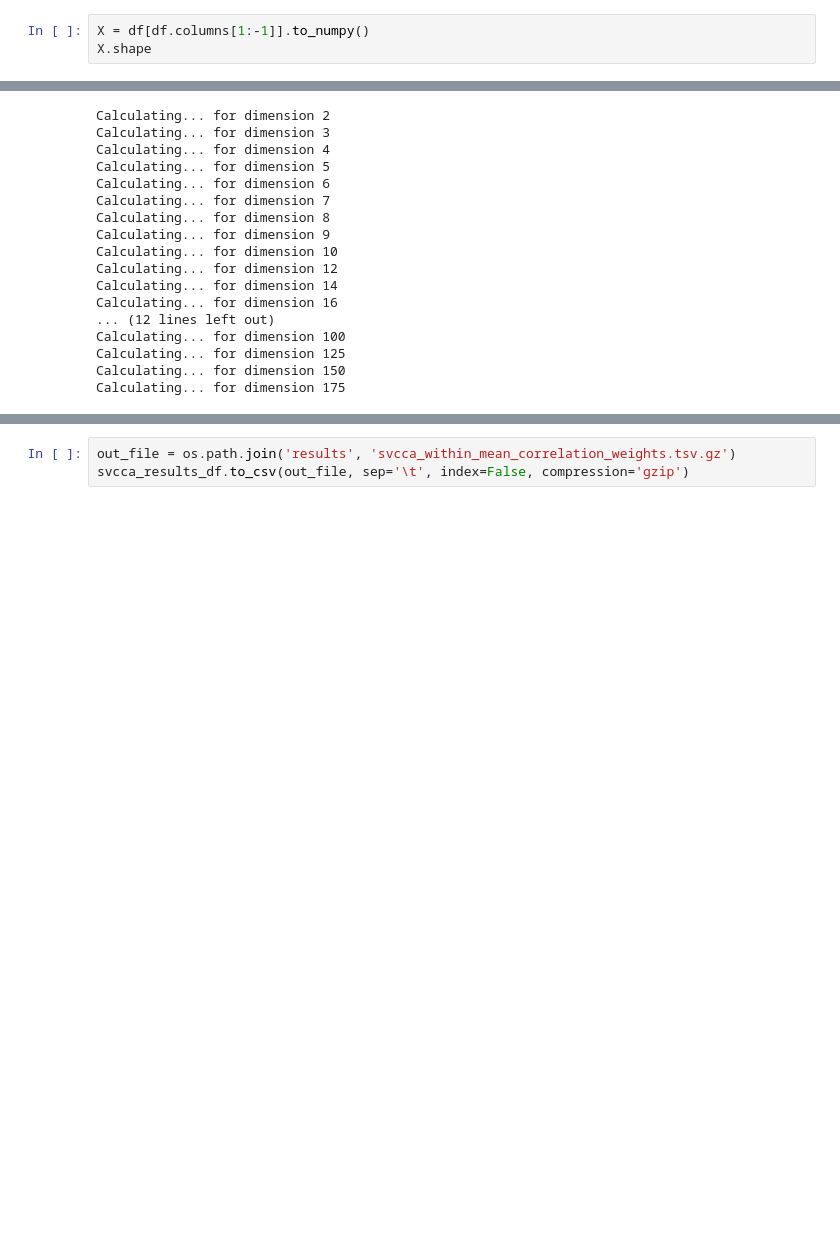
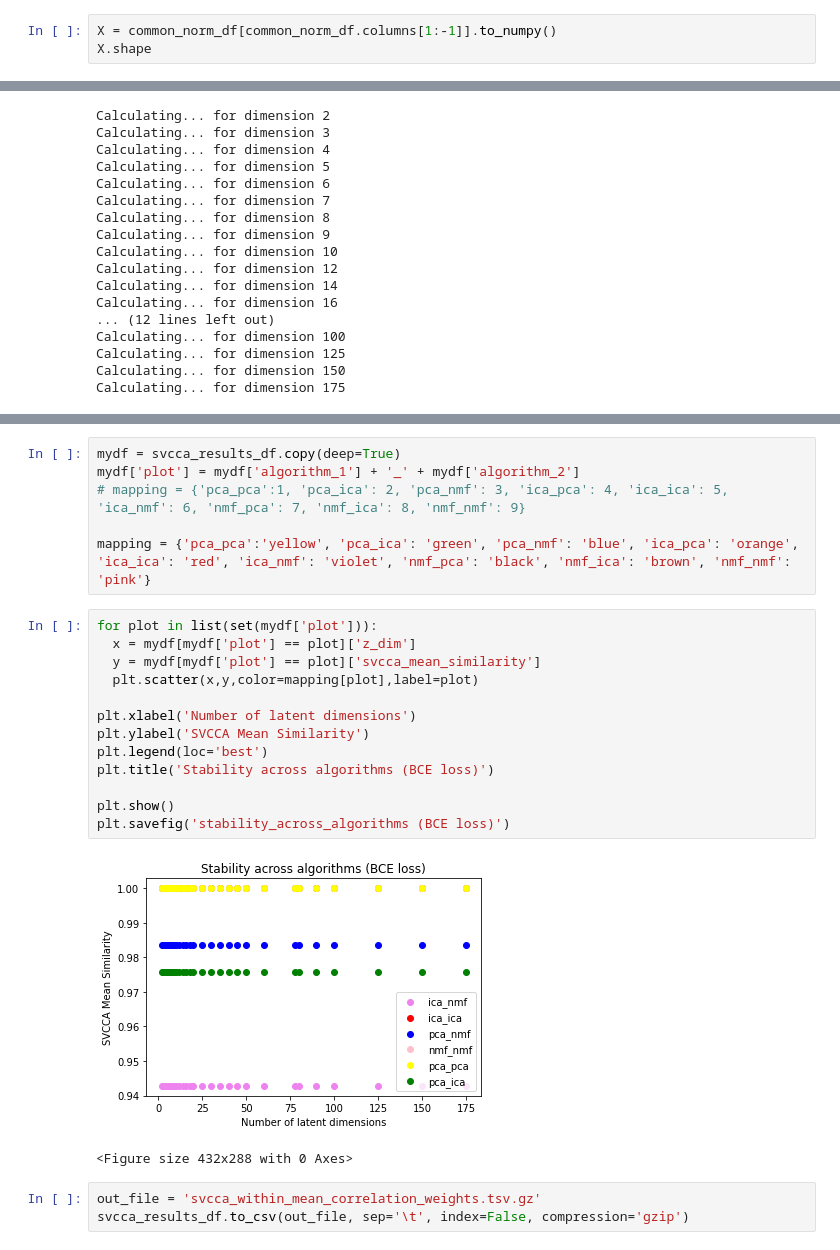
Before and after one commit to sowmyamanojna/PCOS-Gene-Expression-Data-Analysis, a Jupyter notebook: codes/stability/analyse_stability_within_z.ipynb, the cells around one changed output, grey strips where cells are left out. Cells and saved outputs as stored; diff of their text form; blank space fills up the shorter version.

```diff
--- a/codes/stability/analyse_stability_within_z.ipynb
+++ b/codes/stability/analyse_stability_within_z.ipynb
@@ -88,7 +93,7 @@ display(result)
 | 174 | GSM1174422 | 0.154236 | 1.000000 | 0.662195 | 0.600192 | 0.293941 | 0.000000 | 0.008371 | 0.763261 | 0.474667 | 0.131569 | ... |
 175 rows × 1671 columns
 # %%
-X = df[df.columns[1:-1]].to_numpy()
+X = common_norm_df[common_norm_df.columns[1:-1]].to_numpy()
 X.shape
 # %% [output]
 (175, 1667)
@@ -404,3 +390,25 @@ svcca_results_df.head()
+# %%
+mydf = svcca_results_df.copy(deep=True)
+mydf['plot'] = mydf['algorithm_1'] + '_' + mydf['algorithm_2']
+# mapping = {'pca_pca':1, 'pca_ica': 2, 'pca_nmf': 3, 'ica_pca': 4, 'ica_ica': 5, 'ica_nmf': 6, 'nmf_pca': 7, 'nmf_ica': 8, 'nmf_nmf': 9}
+
+mapping = {'pca_pca':'yellow', 'pca_ica': 'green', 'pca_nmf': 'blue', 'ica_pca': 'orange', 'ica_ica': 'red', 'ica_nmf': 'violet', 'nmf_pca': 'black', 'nmf_ica': 'brown', 'nmf_nmf': 'pink'}
+# %%
+for plot in list(set(mydf['plot'])):
+  x = mydf[mydf['plot'] == plot]['z_dim']
+  y = mydf[mydf['plot'] == plot]['svcca_mean_similarity']
+  plt.scatter(x,y,color=mapping[plot],label=plot)
+
+plt.xlabel('Number of latent dimensions')
+plt.ylabel('SVCCA Mean Similarity')
+plt.legend(loc='best')
+plt.title('Stability across algorithms (BCE loss)')
+
+plt.show()
+plt.savefig('stability_across_algorithms (BCE loss)')
+# %% [output]
+[figure, added]
+<Figure size 432x288 with 0 Axes>
 # %%
-out_file = os.path.join('results', 'svcca_within_mean_correlation_weights.tsv.gz')
+out_file = 'svcca_within_mean_correlation_weights.tsv.gz'
 svcca_results_df.to_csv(out_file, sep='\t', index=False, compression='gzip')
```
Also changed, not shown: parts of 14 cells of this notebook, 5 other files.
